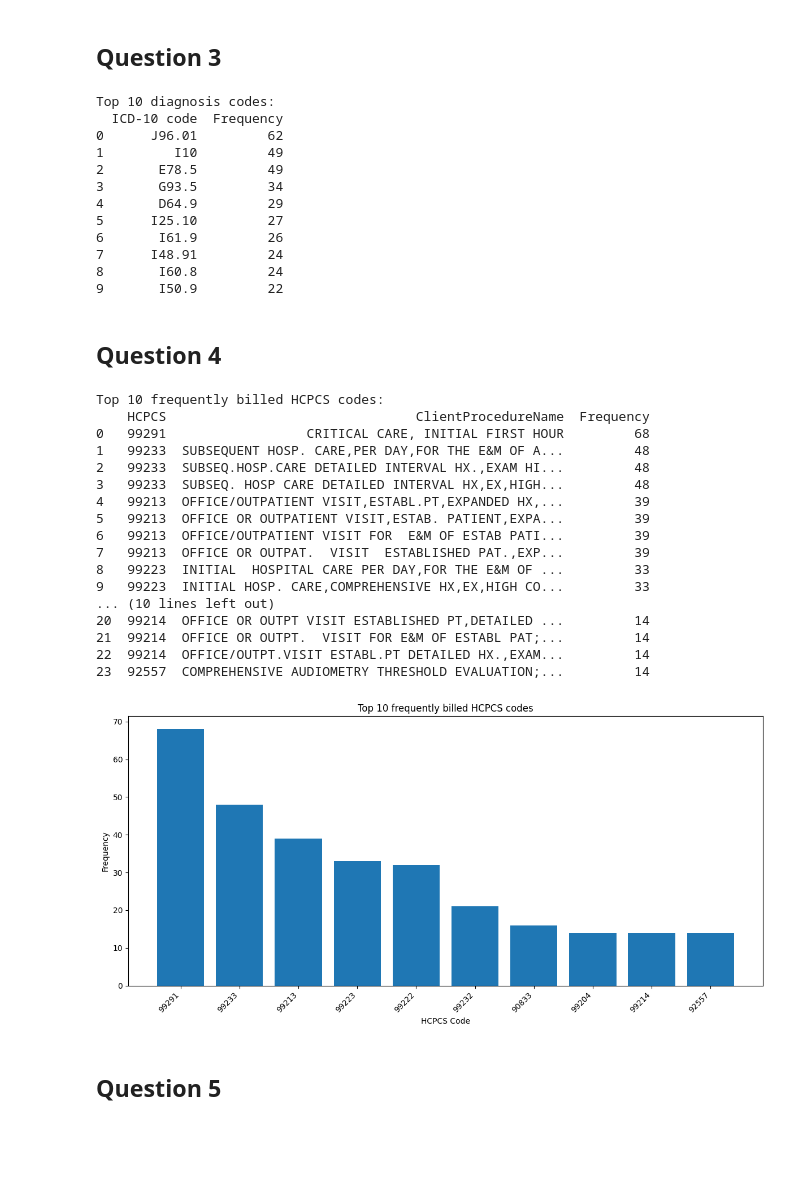
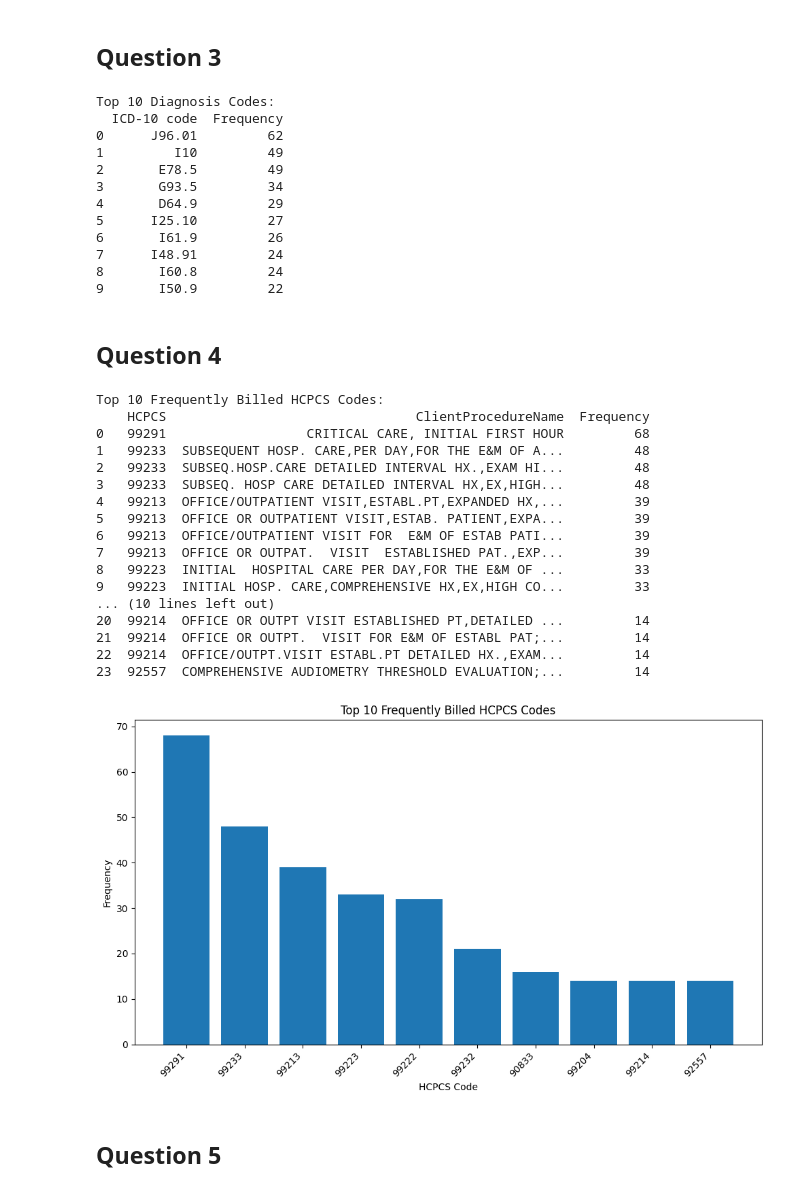
Before and after one commit to kalinyuen/claims-analysis, a Jupyter notebook: notebooks/claims_analysis.ipynb, the cells around one changed output. Drawn from its saved outputs; the diff is of its cells as text; code cells hidden in the pictures; blank space fills up the shorter version.

```diff
--- a/notebooks/claims_analysis.ipynb
+++ b/notebooks/claims_analysis.ipynb
@@ -5,9 +10,9 @@ import pandas as pd
 import matplotlib.pyplot as plt
 import seaborn as sns
 # %%
-df_header = pd.read_csv('STONYBRK_20240531_HEADER.csv')
-df_line = pd.read_csv('STONYBRK_20240531_LINE.csv')
-df_code = pd.read_csv('STONYBRK_20240531_CODE.csv')
+df_header = pd.read_csv('/content/drive/MyDrive/claims_data/STONYBRK_20240531_HEADER.csv')
+df_line = pd.read_csv('/content/drive/MyDrive/claims_data/STONYBRK_20240531_LINE.csv')
+df_code = pd.read_csv('/content/drive/MyDrive/claims_data/STONYBRK_20240531_CODE.csv')
 # %% [markdown]
 # Part 1
 # %% [markdown]
@@ -213,19 +218,19 @@ Name: count, dtype: int64
 # %% [markdown]
 ## Question 3
 # %%
-# Finds the top 10 codes based on frequency
+# Find the top 10 codes based on frequency
 top_diag = df_code['CodeValue'].value_counts().head(10)
 
-# Create dataframe to display the data
+# Create a dataframe to display the data
 df_diag = pd.DataFrame({
     'ICD-10 code': top_diag.index,
     'Frequency': top_diag.values
 })
 
-print(f"Top 10 diagnosis codes:")
+print(f"Top 10 Diagnosis Codes:")
 print(df_diag)
 # %% [output]
-Top 10 diagnosis codes:
+Top 10 Diagnosis Codes:
   ICD-10 code  Frequency
 0      J96.01         62
 1         I10         49
@@ -243,51 +248,51 @@ Top 10 diagnosis codes:
 # Find the top 10 frequently billed HCPCS codes
 top_hcpcs = df_line['HCPCS'].value_counts().head(10)
 
-# Create dataframe to display data
+# Create a dataframe to display data
 df_hcpcs = pd.DataFrame({
     'HCPCS': top_hcpcs.index,
     'Frequency': top_hcpcs.values
 })
 
-# Avoid showing duplicate names
+# Get rid of duplicate names
 pro_name = df_line[['HCPCS','ClientProcedureName']].drop_duplicates()
-# Merge the columns and display the 3 columns wanted
+# Merge the columns and display the three desired columns
 df_hcpcs = df_hcpcs.merge(pro_name, on='HCPCS', how='left')
 df_hcpcs = df_hcpcs[['HCPCS', 'ClientProcedureName', 'Frequency']]
 
-print(f"Top 10 frequently billed HCPCS codes:")
+print(f"Top 10 Frequently Billed HCPCS Codes:")
 print(df_hcpcs)
 
-# The result goes to 23 rows because there are multiple HCPCS codes that have the same description but written differently.
+# The output includes 23 rows because several HCPCS codes share the same description even though the codes themselves differ.
 
 # Bar chart
-plt.figure(figsize=(12, 6))
+plt.figure(figsize=(10, 6))
 plt.bar(df_hcpcs['HCPCS'], df_hcpcs['Frequency'])
 plt.xlabel('HCPCS Code')
 plt.ylabel('Frequency')
-plt.title('Top 10 frequently billed HCPCS codes')
+plt.title('Top 10 Frequently Billed HCPCS Codes')
 plt.xticks(rotation=45, ha='right')
 plt.tight_layout()
 plt.show()
 # %% [output]
-Top 10 frequently billed HCPCS codes:
+Top 10 Frequently Billed HCPCS Codes:
     HCPCS                                ClientProcedureName  Frequency
 0   99291                  CRITICAL CARE, INITIAL FIRST HOUR         68
 1   99233  SUBSEQUENT HOSP. CARE,PER DAY,FOR THE E&M OF A...         48
 2   99233  SUBSEQ.HOSP.CARE DETAILED INTERVAL HX.,EXAM HI...         48
 3   99233  SUBSEQ. HOSP CARE DETAILED INTERVAL HX,EX,HIGH...         48
 4   99213  OFFICE/OUTPATIENT VISIT,ESTABL.PT,EXPANDED HX,...         39
 5   99213  OFFICE OR OUTPATIENT VISIT,ESTAB. PATIENT,EXPA...         39
 6   99213  OFFICE/OUTPATIENT VISIT FOR  E&M OF ESTAB PATI...         39
 7   99213  OFFICE OR OUTPAT.  VISIT  ESTABLISHED PAT.,EXP...         39
 8   99223  INITIAL  HOSPITAL CARE PER DAY,FOR THE E&M OF ...         33
 9   99223  INITIAL HOSP. CARE,COMPREHENSIVE HX,EX,HIGH CO...         33
 ... (10 lines left out)
 20  99214  OFFICE OR OUTPT VISIT ESTABLISHED PT,DETAILED ...         14
 21  99214  OFFICE OR OUTPT.  VISIT FOR E&M OF ESTABL PAT;...         14
 22  99214  OFFICE/OUTPT.VISIT ESTABL.PT DETAILED HX.,EXAM...         14
 23  92557  COMPREHENSIVE AUDIOMETRY THRESHOLD EVALUATION;...         14
-[figure, old version]
+[figure, new version]
 # %% [markdown]
 ## Question 5
 # %%
```
Also changed, not shown: parts of 10 cells of this notebook.
